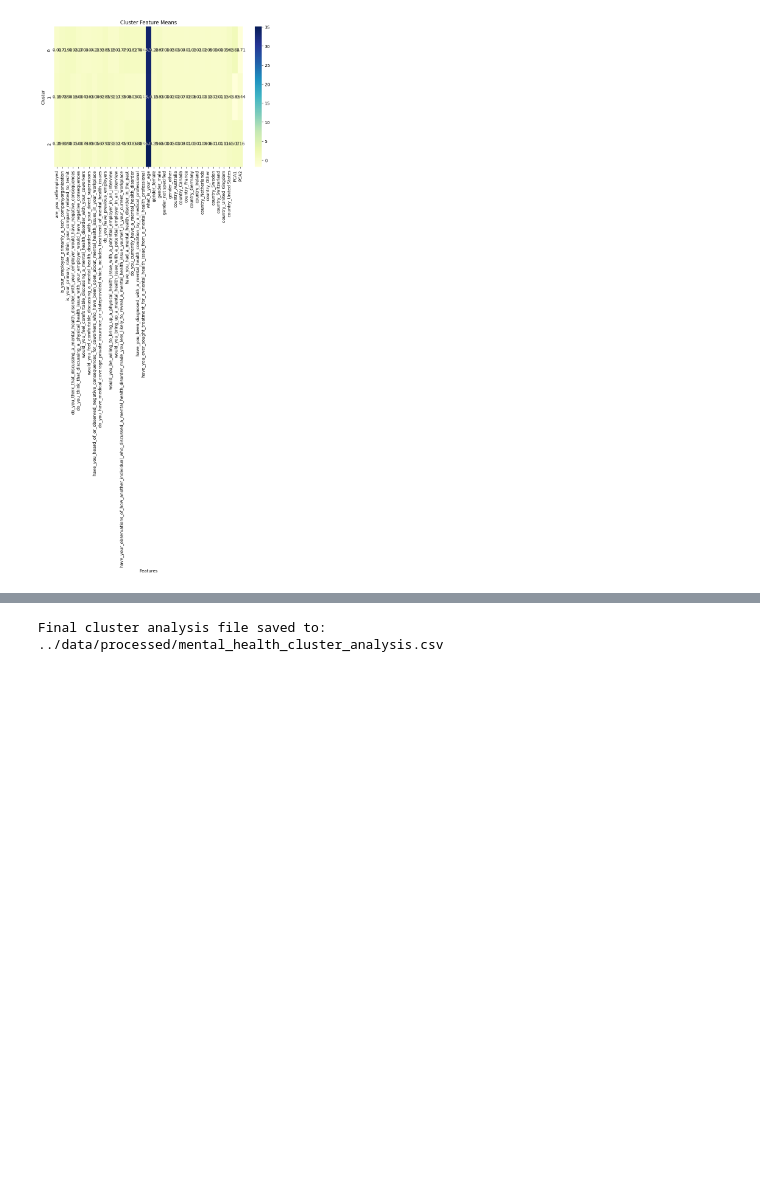
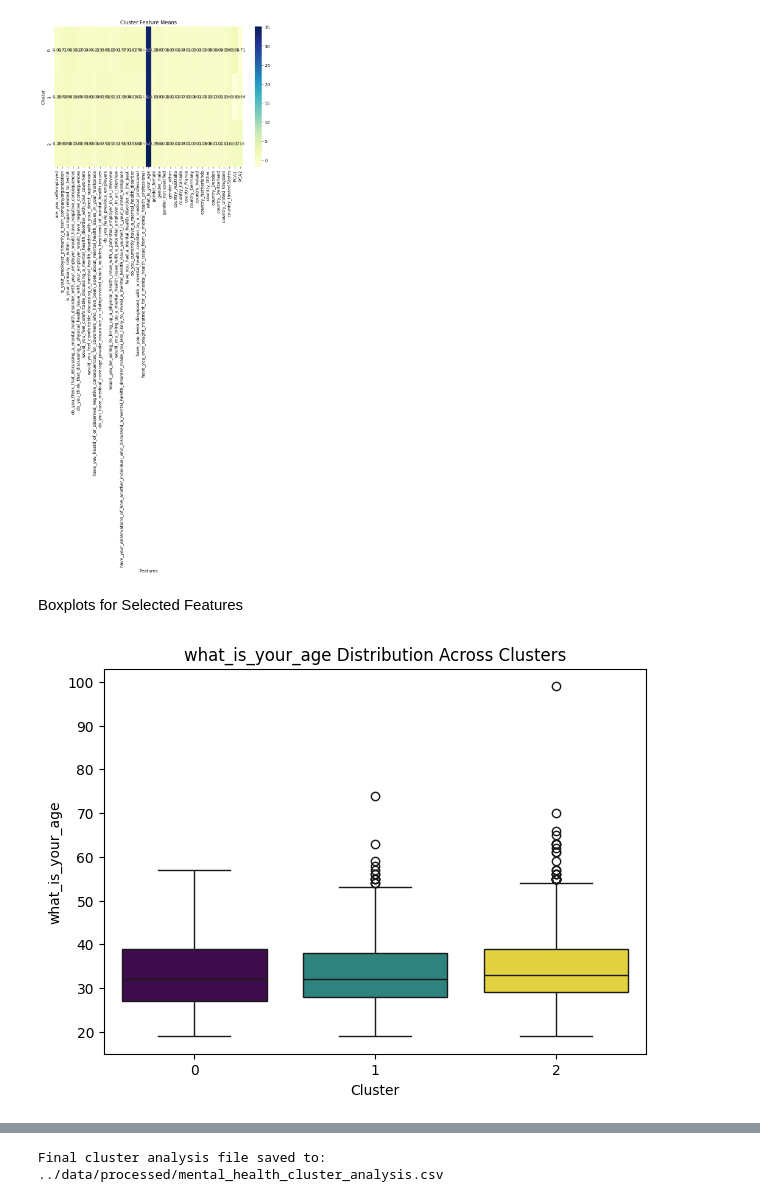
Before and after one commit to RaghadIU/mental_helth_tech, a Jupyter notebook: notebook/5_cluster_analysis_visualization.ipynb, the cells around one changed output, grey strips where cells are left out. Cells and saved outputs as stored; diff of their text form; code cells hidden in the pictures; blank space fills up the shorter version.

```diff
--- a/notebook/5_cluster_analysis_visualization.ipynb
+++ b/notebook/5_cluster_analysis_visualization.ipynb
@@ -64,15 +72,27 @@ plt.ylabel('Cluster')
 plt.show()
 # %% [output]
 [figure]
+# %% [markdown]
+Boxplots for Selected Features
 # %%
 # Visualize how specific features differ between clusters
-selected_features = ['Age', 'self_employed', 'family_history', 'treatment']  # change based on your dataset
+selected_features = ['what_is_your_age', 'self_employed', 'family_history', 'treatment']
 
 for feature in selected_features:
     if feature in df.columns:
         plt.figure(figsize=(7,5))
-        sns.boxplot(x='cluster', y=feature, data=df, palette='viridis')
+        sns.boxplot(
+            x='cluster',
+            y=feature,
+            hue='cluster',
+            data=df,
+            palette='viridis',
+            dodge=False,
+        )
+        plt.legend([],[], frameon=False)
         plt.title(f'{feature} Distribution Across Clusters')
         plt.xlabel('Cluster')
         plt.ylabel(feature)
         plt.show()
+# %% [output]
+[figure, added]
```
Also changed, not shown: parts of 7 cells of this notebook, 6 other files.
